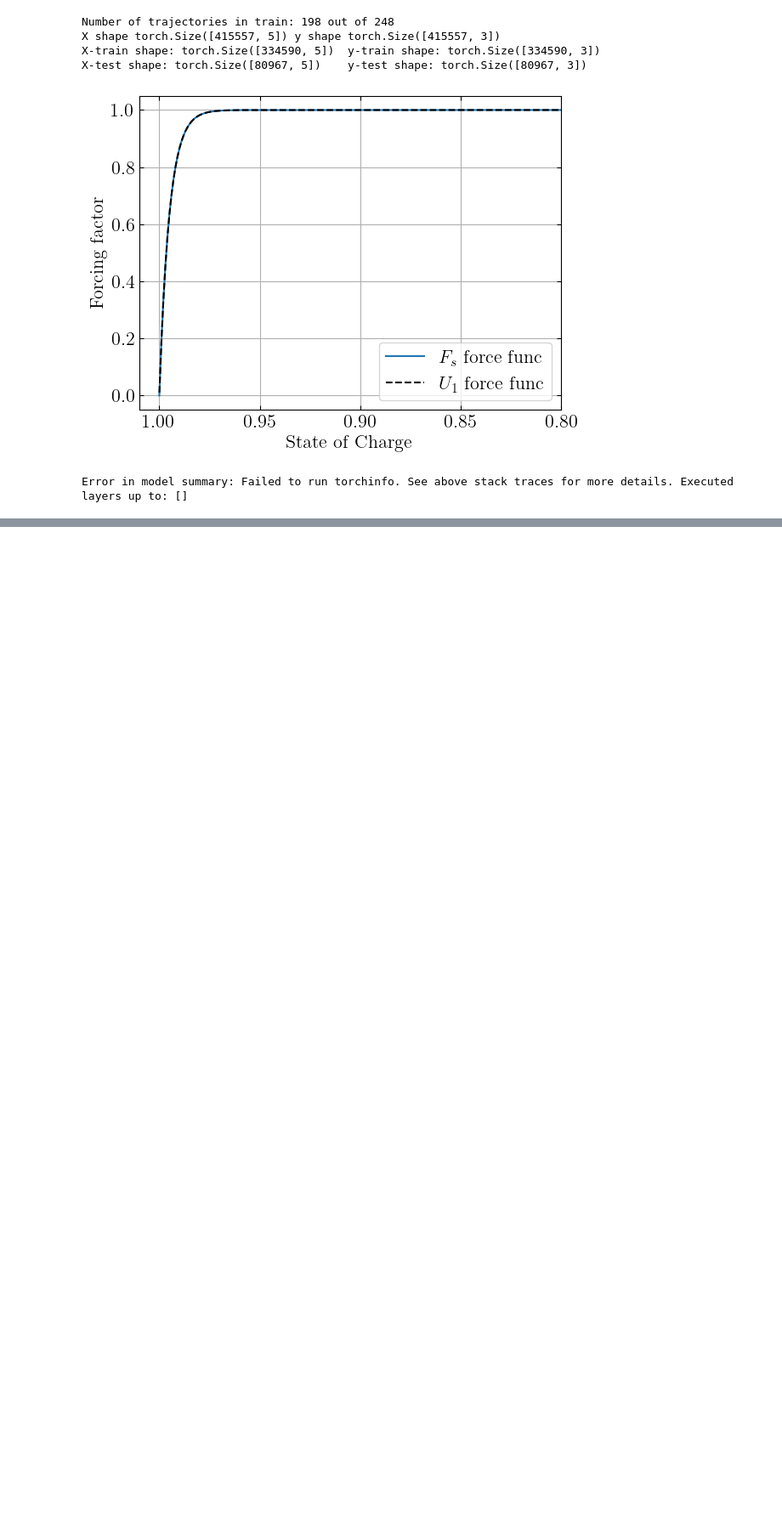
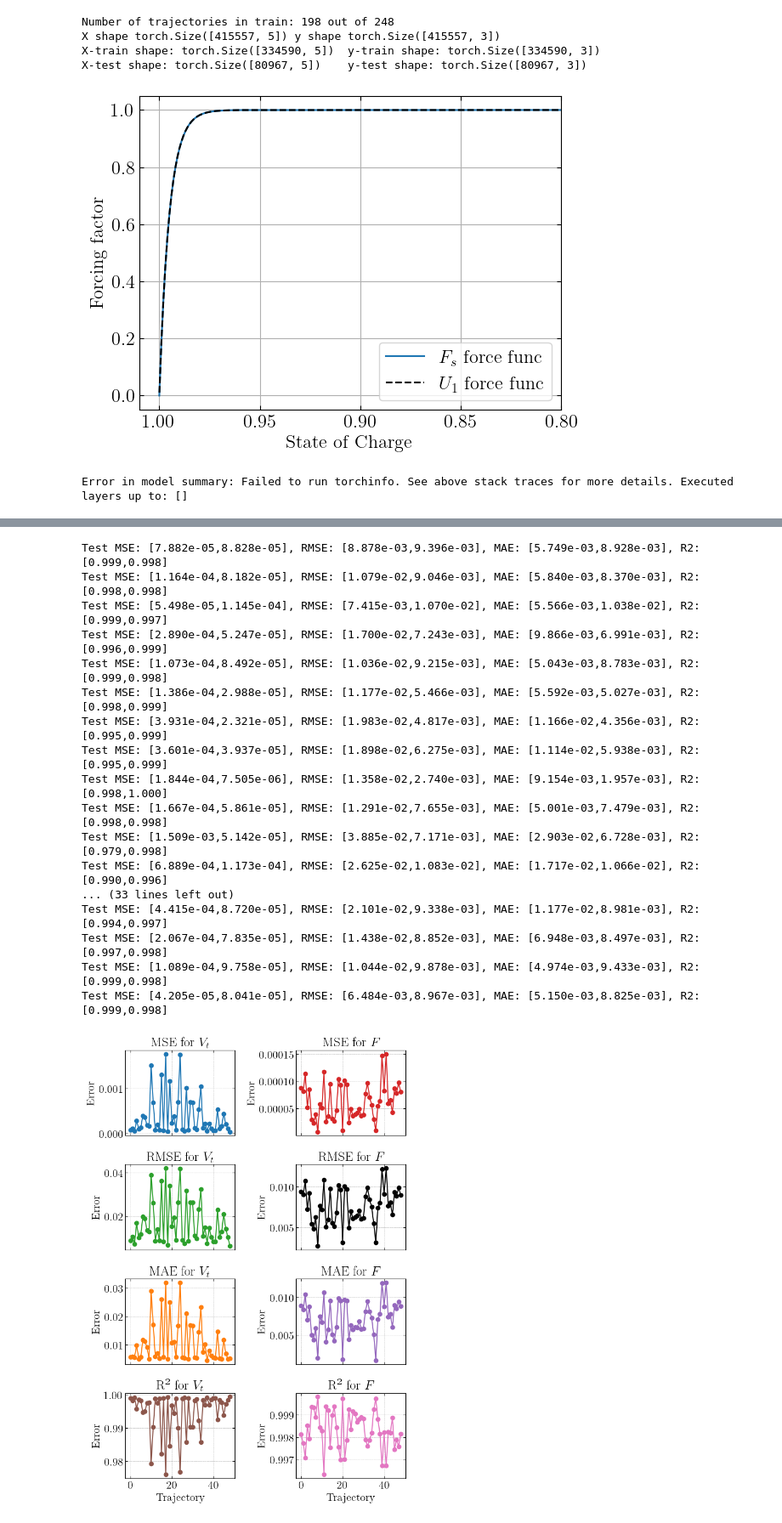
Before and after one commit to j-haralds/MSc_thesis, a Jupyter notebook: program/5_Multi/8_JH_multi.ipynb, the cells around one changed output, grey strips where cells are left out. Shown at 85% size. Drawn from its saved outputs; the diff is of its cells as text; code cells hidden in the pictures; blank space fills up the shorter version.

```diff
--- a/program/5_Multi/8_JH_multi.ipynb
+++ b/program/5_Multi/8_JH_multi.ipynb
@@ -511,0 +524,76 @@ plt.tight_layout()
+# %%
+def metrics(y_true, y_pred):
+    mse = np.mean((y_true - y_pred) ** 2)
+    rmse = np.sqrt(mse)
+    mae = np.mean(np.abs(y_true - y_pred))
+    r2 = 1 - np.sum((y_true - y_pred) ** 2) / np.sum((y_true - np.mean(y_true)) ** 2)
+    return mse, rmse, mae, r2
+
+
+def evaluate_metrics(model, x, y):
+    model.eval()
+    mse = np.zeros((torch.unique(x[:, -1]).numel(),2))
+    rmse = np.zeros_like(mse)
+    mae = np.zeros_like(mse)
+    r2 = np.zeros_like(mse)
+    j = 0
+    for traj in x[:,-1].unique():
+        x_traj = x[x[:,-1] == traj][:,:-1]
+        y_traj = y[y[:,-1] == traj][:,:-1]
+        y_pred_np, _, _, _ = evaluate(model, x_traj, y_traj);
+
+        y_true = y_traj.numpy()
+
+        mse[j,0], rmse[j,0], mae[j,0], r2[j,0] = metrics(y_true[:,0], y_pred_np[:,0])
+        mse[j,1], rmse[j,1], mae[j,1], r2[j,1] = metrics(y_true[:,1], y_pred_np[:,1])
+        print(f"Test MSE: [{mse[j,0]:.3e},{mse[j,1]:.3e}], RMSE: [{rmse[j,0]:.3e},{rmse[j,1]:.3e}], MAE: [{mae[j,0]:.3e},{mae[j,1]:.3e}], R2: [{r2[j,0]:.3f},{r2[j,1]:.3f}]")
+        j += 1
+    return mse, rmse, mae, r2
+
+mse, rmse, mae, r2 = evaluate_metrics(model, x_test, y_test);
+
+f, ax = plt.subplots(4, 2, figsize=(7, 10),sharex=True)
+
+ax[0,0].plot(mse[:,0], 'o-', color = colors[0])
+ax[0,1].plot(mse[:,1], 'o-', color = colors[1])
+ax[1,0].plot(rmse[:,0], 'o-', color = colors[2])
+ax[1,1].plot(rmse[:,1], 'o-', color = colors[3])
+ax[2,0].plot(mae[:,0], 'o-', color = colors[4])
+ax[2,1].plot(mae[:,1], 'o-', color = colors[5])
+ax[3,0].plot(r2[:,0], 'o-', color = colors[6])
+ax[3,1].plot(r2[:,1], 'o-', color = colors[7])
+
+ax[0,0].set_title('MSE for $V_t$')
+ax[0,1].set_title('MSE for $F$')
+ax[1,0].set_title('RMSE for $V_t$')
+ax[1,1].set_title('RMSE for $F$')
+ax[2,0].set_title('MAE for $V_t$')
+ax[2,1].set_title('MAE for $F$')
+ax[3,0].set_title('R² for $V_t$')
+ax[3,1].set_title('R² for $F$')
+ax[3,0].set_xlabel('Trajectory')
+ax[3,1].set_xlabel('Trajectory')
+for a in ax.flat:
+    a.set_ylabel('Error')
+    a.grid(True, ls='--', lw=0.5)
+plt.tight_layout()
+plt.show()
+# %% [output]
+Test MSE: [7.882e-05,8.828e-05], RMSE: [8.878e-03,9.396e-03], MAE: [5.749e-03,8.928e-03], R2: [0.999,0.998]
+Test MSE: [1.164e-04,8.182e-05], RMSE: [1.079e-02,9.046e-03], MAE: [5.840e-03,8.370e-03], R2: [0.998,0.998]
+Test MSE: [5.498e-05,1.145e-04], RMSE: [7.415e-03,1.070e-02], MAE: [5.566e-03,1.038e-02], R2: [0.999,0.997]
+Test MSE: [2.890e-04,5.247e-05], RMSE: [1.700e-02,7.243e-03], MAE: [9.866e-03,6.991e-03], R2: [0.996,0.999]
+Test MSE: [1.073e-04,8.492e-05], RMSE: [1.036e-02,9.215e-03], MAE: [5.043e-03,8.783e-03], R2: [0.999,0.998]
+Test MSE: [1.386e-04,2.988e-05], RMSE: [1.177e-02,5.466e-03], MAE: [5.592e-03,5.027e-03], R2: [0.998,0.999]
+Test MSE: [3.931e-04,2.321e-05], RMSE: [1.983e-02,4.817e-03], MAE: [1.166e-02,4.356e-03], R2: [0.995,0.999]
+Test MSE: [3.601e-04,3.937e-05], RMSE: [1.898e-02,6.275e-03], MAE: [1.114e-02,5.938e-03], R2: [0.995,0.999]
+Test MSE: [1.844e-04,7.505e-06], RMSE: [1.358e-02,2.740e-03], MAE: [9.154e-03,1.957e-03], R2: [0.998,1.000]
+Test MSE: [1.667e-04,5.861e-05], RMSE: [1.291e-02,7.655e-03], MAE: [5.001e-03,7.479e-03], R2: [0.998,0.998]
+Test MSE: [1.509e-03,5.142e-05], RMSE: [3.885e-02,7.171e-03], MAE: [2.903e-02,6.728e-03], R2: [0.979,0.998]
+Test MSE: [6.889e-04,1.173e-04], RMSE: [2.625e-02,1.083e-02], MAE: [1.717e-02,1.066e-02], R2: [0.990,0.996]
+... (33 lines left out)
+Test MSE: [4.415e-04,8.720e-05], RMSE: [2.101e-02,9.338e-03], MAE: [1.177e-02,8.981e-03], R2: [0.994,0.997]
+Test MSE: [2.067e-04,7.835e-05], RMSE: [1.438e-02,8.852e-03], MAE: [6.948e-03,8.497e-03], R2: [0.997,0.998]
+Test MSE: [1.089e-04,9.758e-05], RMSE: [1.044e-02,9.878e-03], MAE: [4.974e-03,9.433e-03], R2: [0.999,0.998]
+Test MSE: [4.205e-05,8.041e-05], RMSE: [6.484e-03,8.967e-03], MAE: [5.150e-03,8.825e-03], R2: [0.999,0.998]
+[figure, added]
```
Also changed, not shown: parts of 16 cells of this notebook, 29 other files.
